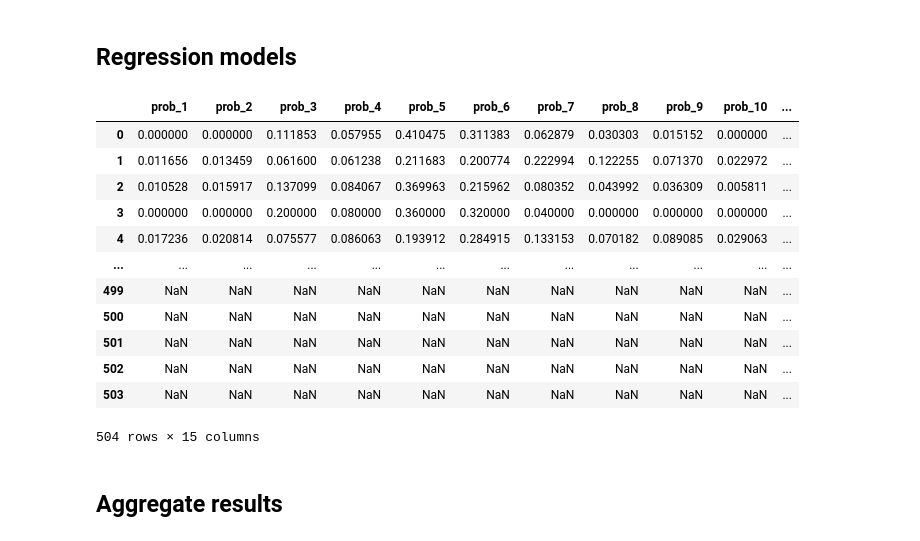
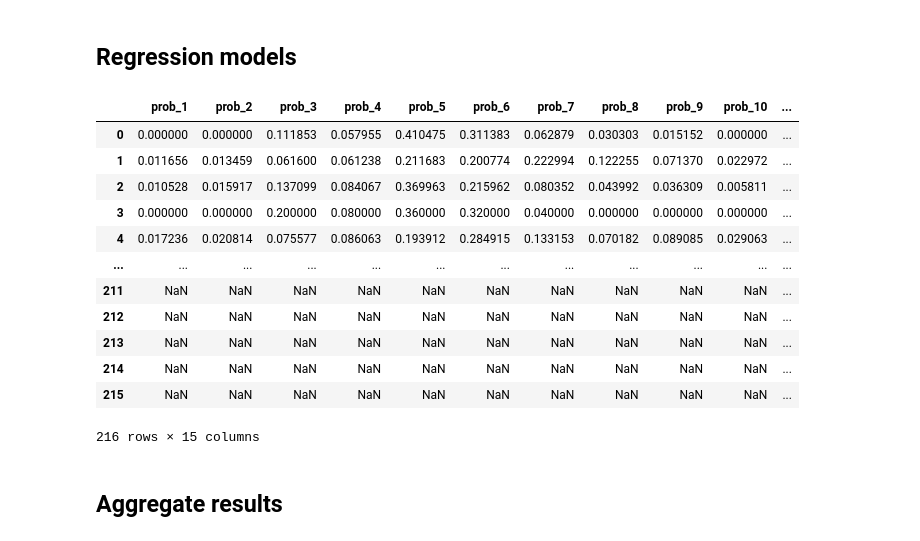
Before and after one commit to minhkstn/PointCloudQoEModels, a Jupyter notebook: point_cloud_qoe_models.ipynb, the cells around one changed output. Drawn from its saved outputs; the diff is of its cells as text; code cells hidden in the pictures.

```diff
--- a/point_cloud_qoe_models.ipynb
+++ b/point_cloud_qoe_models.ipynb
@@ -531,50 +531,56 @@ seed = 117
 # report = None
 
 regressor_models = [
-    KNeighborsRegressor(leaf_size=10, n_neighbors=10),
-    RandomForestRegressor(random_state=seed),
-    Ridge(random_state=seed),
-    Lasso(random_state=seed),
-    GradientBoostingRegressor(random_state=seed),
-    DecisionTreeRegressor(random_state=seed),
-    MLPRegressor(random_state=seed),
-    LinearRegression(),
-    make_pipeline(PolynomialFeatures(2), preprocessing.StandardScaler(), LinearRegression())
+    # KNeighborsRegressor(leaf_size=10, n_neighbors=10),
+    # RandomForestRegressor(random_state=seed),
+    # Ridge(random_state=seed),
+    # Lasso(random_state=seed),
+    GradientBoostingRegressor(random_state=seed,
+                              learning_rate=0.01,
+                              min_samples_leaf=2,
+                              min_samples_split=10,
+                              n_estimators=45,
+
+                              ),
+    # DecisionTreeRegressor(random_state=seed),
+    # MLPRegressor(random_state=seed),
+    # LinearRegression(),
+    # make_pipeline(PolynomialFeatures(2), preprocessing.StandardScaler(), LinearRegression())
 ]
 
 for group_name in groups.groups.keys():
     x_train, y_train, x_test, y_test = get_train_test_fold(groups, group_name)
 
     for model in regressor_models:
         model.fit(x_train, y_train)
 
         # result is the MOS prediction
         mos_prediction = model.predict(x_test)
 
         results = pd.DataFrame(mos_prediction, columns =['predicted_mos'])
         results['test_configuration'] = str(group_name)
         results['model'] = model.__class__.__name__
         results['true_mos'] = y_test
         results['predicted_mos'] =float(mos_prediction)
         results['mse'] = mean_squared_error(results['true_mos'], results['predicted_mos'])
 
         report = pd.concat([report, results], axis=0, ignore_index=True)
 
 report
 # %% [output]
 |  | prob_1 | prob_2 | prob_3 | prob_4 | prob_5 | prob_6 | prob_7 | prob_8 | prob_9 | prob_10 | ... |
 | 0 | 0.000000 | 0.000000 | 0.111853 | 0.057955 | 0.410475 | 0.311383 | 0.062879 | 0.030303 | 0.015152 | 0.000000 | ... |
 | 1 | 0.011656 | 0.013459 | 0.061600 | 0.061238 | 0.211683 | 0.200774 | 0.222994 | 0.122255 | 0.071370 | 0.022972 | ... |
 | 2 | 0.010528 | 0.015917 | 0.137099 | 0.084067 | 0.369963 | 0.215962 | 0.080352 | 0.043992 | 0.036309 | 0.005811 | ... |
 | 3 | 0.000000 | 0.000000 | 0.200000 | 0.080000 | 0.360000 | 0.320000 | 0.040000 | 0.000000 | 0.000000 | 0.000000 | ... |
 | 4 | 0.017236 | 0.020814 | 0.075577 | 0.086063 | 0.193912 | 0.284915 | 0.133153 | 0.070182 | 0.089085 | 0.029063 | ... |
 | ... | ... | ... | ... | ... | ... | ... | ... | ... | ... | ... | ... |
-| 499 | NaN | NaN | NaN | NaN | NaN | NaN | NaN | NaN | NaN | NaN | ... |
-| 500 | NaN | NaN | NaN | NaN | NaN | NaN | NaN | NaN | NaN | NaN | ... |
-| 501 | NaN | NaN | NaN | NaN | NaN | NaN | NaN | NaN | NaN | NaN | ... |
-| 502 | NaN | NaN | NaN | NaN | NaN | NaN | NaN | NaN | NaN | NaN | ... |
-| 503 | NaN | NaN | NaN | NaN | NaN | NaN | NaN | NaN | NaN | NaN | ... |
+| 211 | NaN | NaN | NaN | NaN | NaN | NaN | NaN | NaN | NaN | NaN | ... |
+| 212 | NaN | NaN | NaN | NaN | NaN | NaN | NaN | NaN | NaN | NaN | ... |
+| 213 | NaN | NaN | NaN | NaN | NaN | NaN | NaN | NaN | NaN | NaN | ... |
+| 214 | NaN | NaN | NaN | NaN | NaN | NaN | NaN | NaN | NaN | NaN | ... |
+| 215 | NaN | NaN | NaN | NaN | NaN | NaN | NaN | NaN | NaN | NaN | ... |
-504 rows × 15 columns
+216 rows × 15 columns
 # %% [markdown]
 ## Aggregate results
 # %%
```
Also changed, not shown: parts of 9 cells of this notebook.
